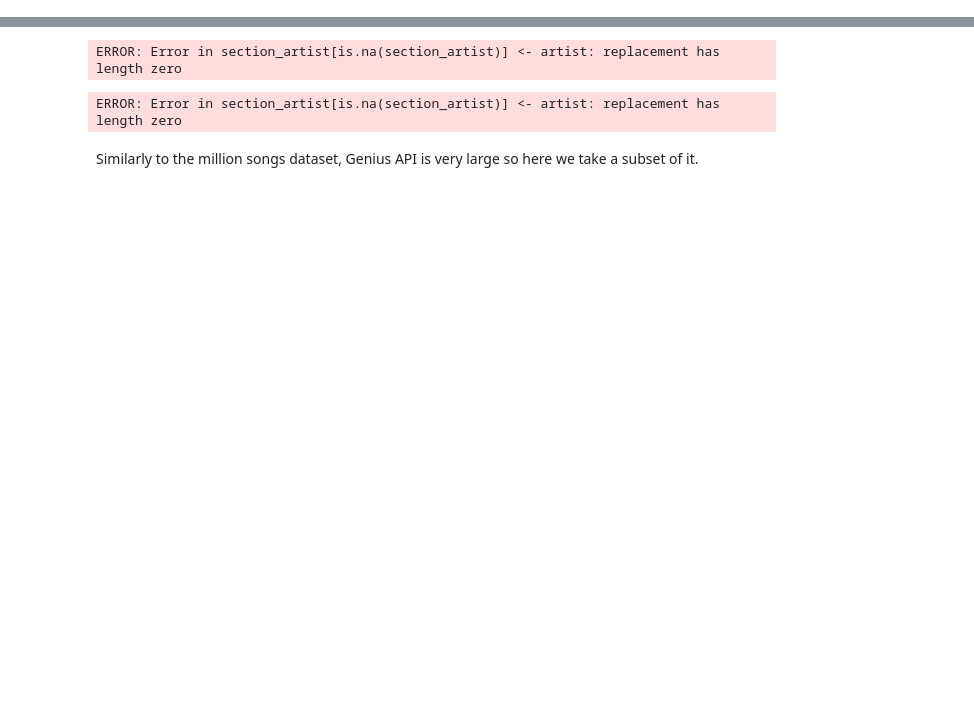
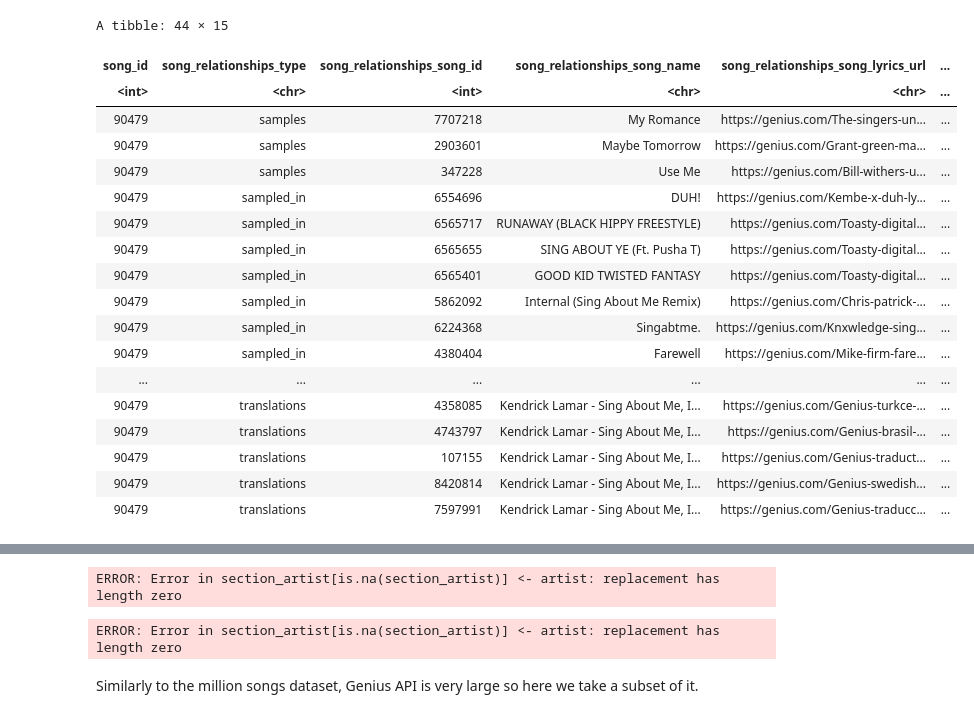
Before and after one commit to ryan-mooore/data201, a Jupyter notebook: genius.ipynb, the cells around one changed output, grey strips where cells are left out. Cells and saved outputs as stored; diff of their text form; code cells hidden in the pictures; blank space fills up the shorter version.

```diff
--- a/genius.ipynb
+++ b/genius.ipynb
@@ -45 +45,23 @@ List of 45
+# %%
+tidy_song_relationships(get_song(song_id = 90479))
+# %% [output]
+A tibble: 44 × 15
+| song_id | song_relationships_type | song_relationships_song_id | song_relationships_song_name | song_relationships_song_lyrics_url | ... |
+| <int> | <chr> | <int> | <chr> | <chr> | ... |
+| 90479 | samples | 7707218 | My Romance | https://genius.com/The-singers-un... | ... |
+| 90479 | samples | 2903601 | Maybe Tomorrow | https://genius.com/Grant-green-ma... | ... |
+| 90479 | samples | 347228 | Use Me | https://genius.com/Bill-withers-u... | ... |
+| 90479 | sampled_in | 6554696 | DUH! | https://genius.com/Kembe-x-duh-ly... | ... |
+| 90479 | sampled_in | 6565717 | RUNAWAY (BLACK HIPPY FREESTYLE) | https://genius.com/Toasty-digital... | ... |
+| 90479 | sampled_in | 6565655 | SING ABOUT YE (Ft. Pusha T) | https://genius.com/Toasty-digital... | ... |
+| 90479 | sampled_in | 6565401 | GOOD KID TWISTED FANTASY | https://genius.com/Toasty-digital... | ... |
+| 90479 | sampled_in | 5862092 | Internal (Sing About Me Remix) | https://genius.com/Chris-patrick-... | ... |
+| 90479 | sampled_in | 6224368 | Singabtme. | https://genius.com/Knxwledge-sing... | ... |
+| 90479 | sampled_in | 4380404 | Farewell | https://genius.com/Mike-firm-fare... | ... |
+| ... | ... | ... | ... | ... | ... |
+| 90479 | translations | 4358085 | Kendrick Lamar - Sing About Me, I... | https://genius.com/Genius-turkce-... | ... |
+| 90479 | translations | 4743797 | Kendrick Lamar - Sing About Me, I... | https://genius.com/Genius-brasil-... | ... |
+| 90479 | translations | 107155 | Kendrick Lamar - Sing About Me, I... | https://genius.com/Genius-traduct... | ... |
+| 90479 | translations | 8420814 | Kendrick Lamar - Sing About Me, I... | https://genius.com/Genius-swedish... | ... |
+| 90479 | translations | 7597991 | Kendrick Lamar - Sing About Me, I... | https://genius.com/Genius-traducc... | ... |
 # %%
```
Also changed, not shown: parts of 5 cells of this notebook, 1 other file.
